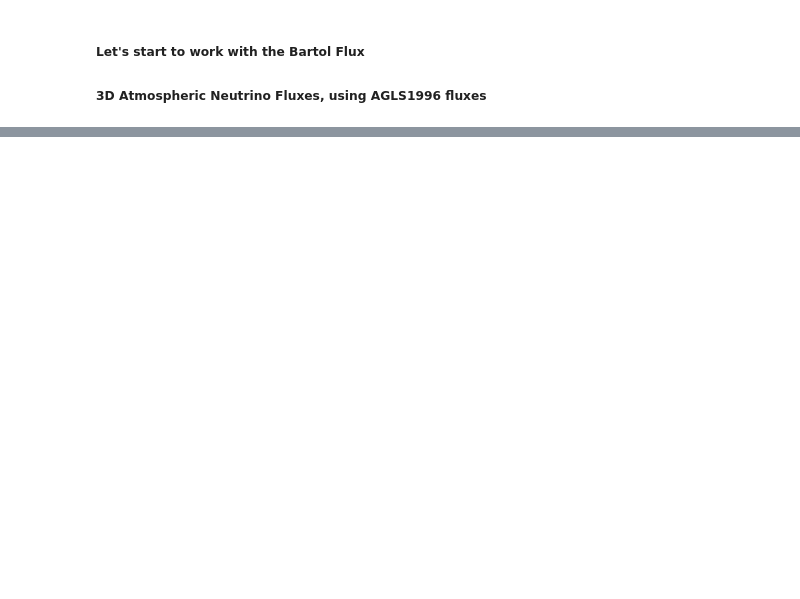
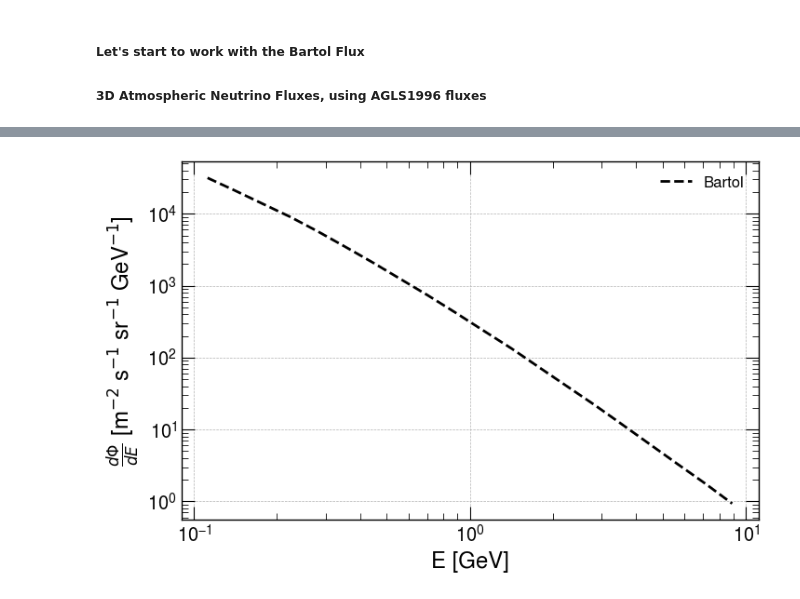
Before and after one commit to lperes-ufrj/UpperLimitCode, a Jupyter notebook: ValidationStudies/FluxsAtm/flux_adap.ipynb, the cells around one changed output, grey strips where cells are left out. Saved outputs shown, nothing was run; the diff lists cells and outputs as text; code cells hidden in the pictures; blank space fills up the shorter version.

```diff
--- a/ValidationStudies/FluxsAtm/flux_adap.ipynb
+++ b/ValidationStudies/FluxsAtm/flux_adap.ipynb
@@ -336,0 +253,15 @@ df_flux[df_flux["Cos_Zenith_or_Azimuth"] == theta]
+# %%
+plt.figure(figsize=(8, 5))
+plt.plot(df_results[:,0],df_results[:,1], ls = '--',label = 'Bartol')
+#plt.plot((x_edges[:-1] + x_edges[1:]) / 2, proj_x, color='blue', label="Honda")
+
+
+plt.xlabel(r'E [GeV]')
+plt.yscale('log')
+plt.xscale('log')
+plt.legend()
+plt.ylabel(r"$\frac{d\Phi}{dE}$ [m$^{-2}$ s$^{-1}$ sr$^{-1}$ GeV$^{-1}$]")
+plt.grid()
+plt.show()
+# %% [output]
+[figure, added]
```
Also changed, not shown: parts of 17 cells of this notebook.
